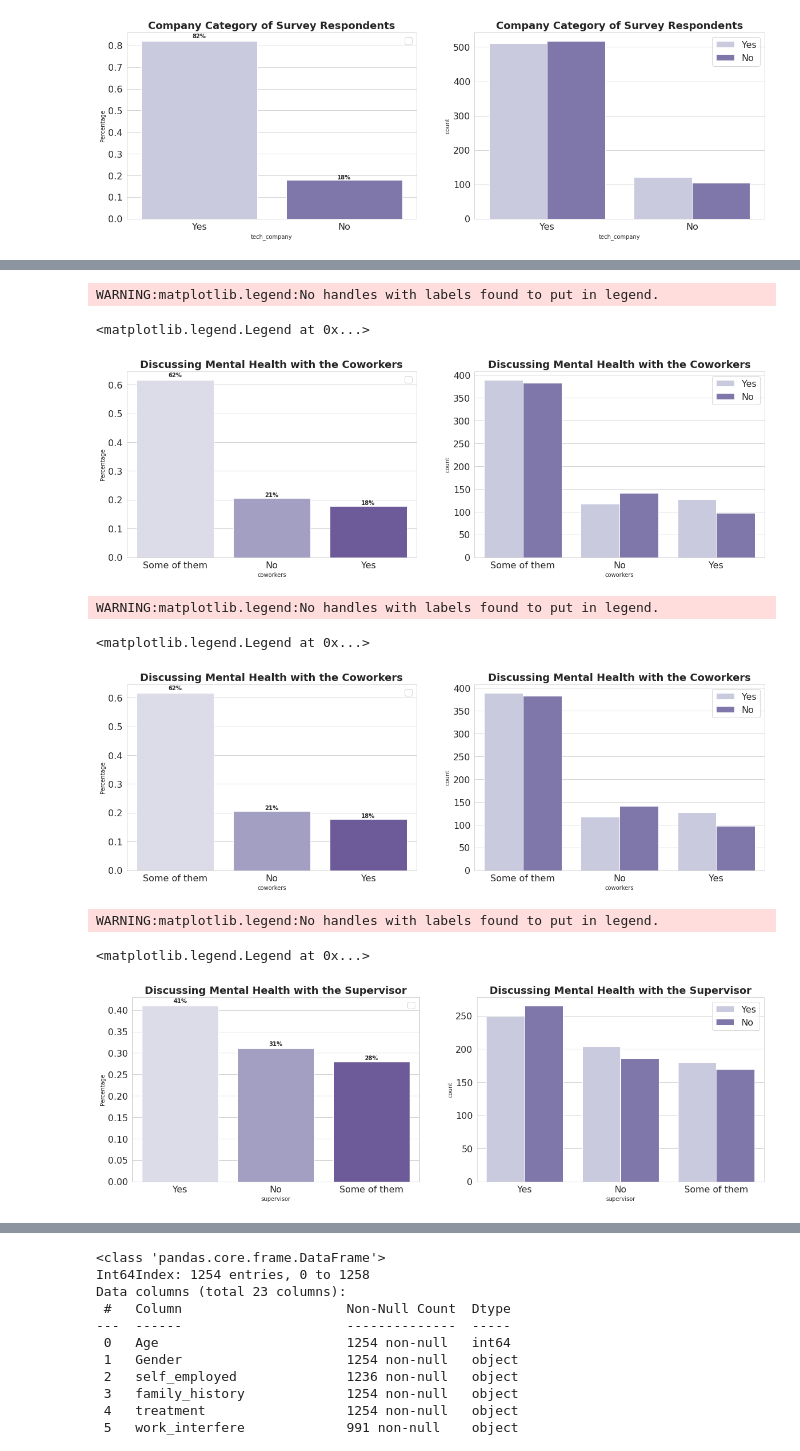
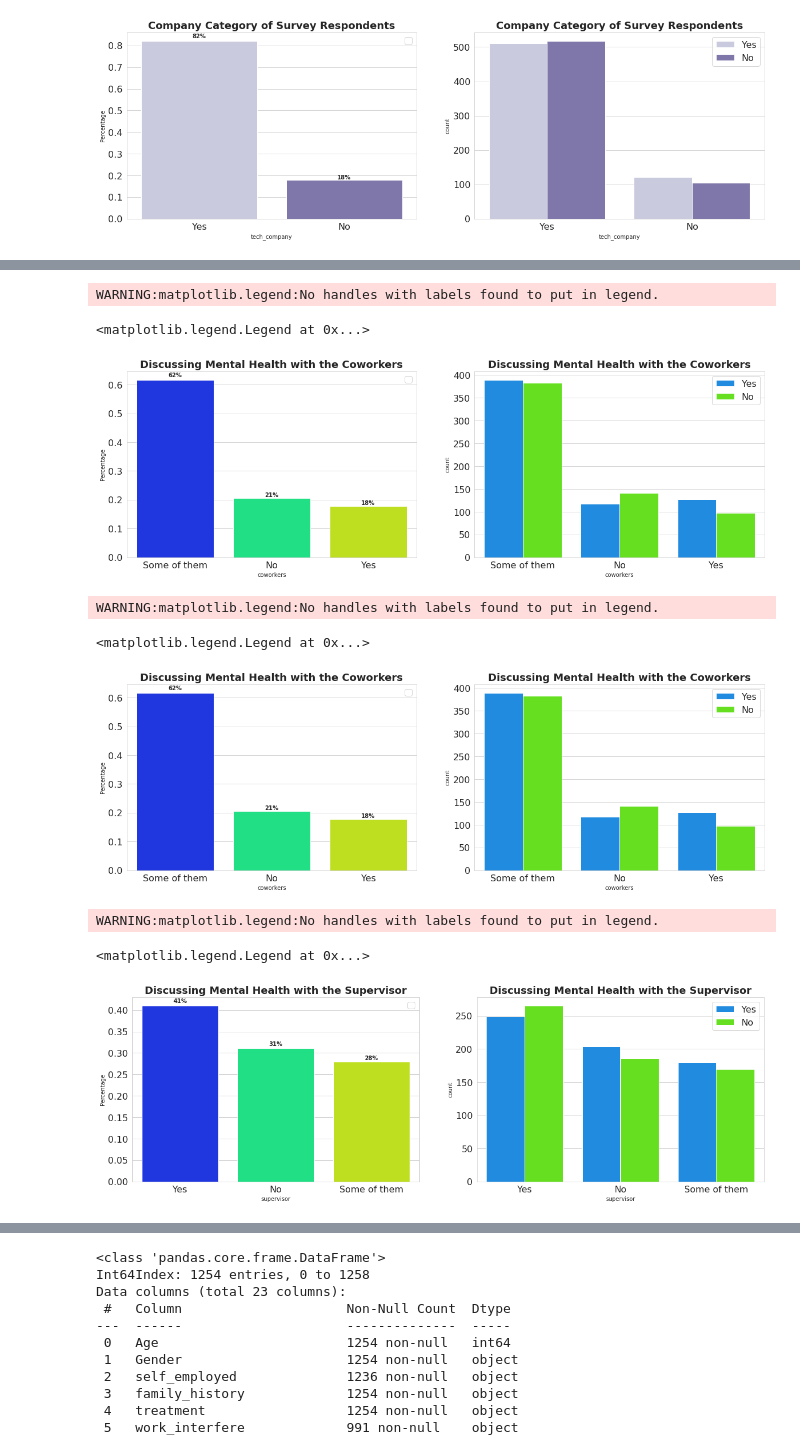
Before and after one commit to pawanshaw66/Mental_Health_pre, a Jupyter notebook: Task1_Curea.ipynb, the cells around one changed output, grey strips where cells are left out. Drawn from its saved outputs; the diff is of its cells as text; code cells hidden in the pictures.

```diff
--- a/Task1_Curea.ipynb
+++ b/Task1_Curea.ipynb
@@ -487,7 +486,7 @@ WARNING:matplotlib.legend:No handles with labels found to put in legend.
 plt.figure(figsize=(20,6))
 plt.subplot(1,2,1)
 eda_percentage = df['mental_health_consequence'].value_counts(normalize = True).rename_axis('mental_health_consequence').reset_index(name = 'Percentage')
-ax = sns.barplot(x = 'mental_health_consequence', y = 'Percentage', data = eda_percentage, palette='Purples')
+ax = sns.barplot(x = 'mental_health_consequence', y = 'Percentage', data = eda_percentage, palette='gist_rainbow_r')
 for p in ax.patches:
     width = p.get_width()
     height = p.get_height()
@@ -500,7 +499,7 @@ plt.yticks(fontsize=16)
 plt.legend(fontsize=16)
 
 plt.subplot(1,2,2)
-sns.countplot(df['mental_health_consequence'], hue = df['treatment'], palette='Purples')
+sns.countplot(df['mental_health_consequence'], hue = df['treatment'], palette='gist_rainbow_r')
 plt.title('Consequence of discussing Mental Health with Employer', fontsize=18, fontweight='bold')
 plt.xticks(fontsize=16)
 plt.yticks(fontsize=16)
@@ -513,7 +512,7 @@ WARNING:matplotlib.legend:No handles with labels found to put in legend.
 plt.figure(figsize=(20,6))
 plt.subplot(1,2,1)
 eda_percentage = df['phys_health_consequence'].value_counts(normalize = True).rename_axis('phys_health_consequence').reset_index(name = 'Percentage')
-ax = sns.barplot(x = 'phys_health_consequence', y = 'Percentage', data = eda_percentage, palette='Purples')
+ax = sns.barplot(x = 'phys_health_consequence', y = 'Percentage', data = eda_percentage, palette='gist_rainbow_r')
 for p in ax.patches:
     width = p.get_width()
     height = p.get_height()
@@ -526,7 +525,7 @@ plt.yticks(fontsize=16)
 plt.legend(fontsize=16)
 
 plt.subplot(1,2,2)
-sns.countplot(df['phys_health_consequence'], hue = df['treatment'], palette='Purples')
+sns.countplot(df['phys_health_consequence'], hue = df['treatment'], palette='gist_rainbow_r')
 plt.title('Consequence of discussing Physical Health with Employer', fontsize=18, fontweight='bold')
 plt.xticks(fontsize=16)
 plt.yticks(fontsize=16)
@@ -539,7 +538,7 @@ WARNING:matplotlib.legend:No handles with labels found to put in legend.
 plt.figure(figsize=(20,6))
 plt.subplot(1,2,1)
 eda_percentage = df['coworkers'].value_counts(normalize = True).rename_axis('coworkers').reset_index(name = 'Percentage')
-ax = sns.barplot(x = 'coworkers', y = 'Percentage', data = eda_percentage, palette='Purples')
+ax = sns.barplot(x = 'coworkers', y = 'Percentage', data = eda_percentage, palette='gist_rainbow_r')
 for p in ax.patches:
     width = p.get_width()
     height = p.get_height()
@@ -552,7 +551,7 @@ plt.yticks(fontsize=16)
 plt.legend(fontsize=16)
 
 plt.subplot(1,2,2)
-sns.countplot(df['coworkers'], hue = df['treatment'], palette='Purples')
+sns.countplot(df['coworkers'], hue = df['treatment'], palette='gist_rainbow_r')
 plt.title('Discussing Mental Health with the Coworkers', fontsize=18, fontweight='bold')
 plt.xticks(fontsize=16)
 plt.yticks(fontsize=16)
@@ -560,12 +559,12 @@ plt.legend(fontsize=16)
 # %% [output]
 WARNING:matplotlib.legend:No handles with labels found to put in legend.
 <matplotlib.legend.Legend at 0x...>
-[figure, old version]
+[figure, new version]
 # %%
 plt.figure(figsize=(20,6))
 plt.subplot(1,2,1)
 eda_percentage = df['coworkers'].value_counts(normalize = True).rename_axis('coworkers').reset_index(name = 'Percentage')
-ax = sns.barplot(x = 'coworkers', y = 'Percentage', data = eda_percentage, palette='Purples')
+ax = sns.barplot(x = 'coworkers', y = 'Percentage', data = eda_percentage, palette='gist_rainbow_r')
 for p in ax.patches:
     width = p.get_width()
     height = p.get_height()
@@ -578,7 +577,7 @@ plt.yticks(fontsize=16)
 plt.legend(fontsize=16)
 
 plt.subplot(1,2,2)
-sns.countplot(df['coworkers'], hue = df['treatment'], palette='Purples')
+sns.countplot(df['coworkers'], hue = df['treatment'], palette='gist_rainbow_r')
 plt.title('Discussing Mental Health with the Coworkers', fontsize=18, fontweight='bold')
 plt.xticks(fontsize=16)
 plt.yticks(fontsize=16)
@@ -586,33 +585,33 @@ plt.legend(fontsize=16)
 # %% [output]
 WARNING:matplotlib.legend:No handles with labels found to put in legend.
 <matplotlib.legend.Legend at 0x...>
-[figure, old version]
+[figure, new version]
 # %%
 plt.figure(figsize=(20,6))
 plt.subplot(1,2,1)
 eda_percentage = df['supervisor'].value_counts(normalize = True).rename_axis('supervisor').reset_index(name = 'Percentage')
-ax = sns.barplot(x = 'supervisor', y = 'Percentage', data = eda_percentage, palette='Purples')
+ax = sns.barplot(x = 'supervisor', y = 'Percentage', data = eda_percentage, palette='gist_rainbow_r')
 for p in ax.patches:
     width = p.get_width()
     height = p.get_height()
     x, y = p.get_xy()
     ax.annotate(f'{height:.0%}', (x + width/2, y + height*1.02), ha='center', fontweight='bold')
 
 plt.title('Discussing Mental Health with the Supervisor', fontsize=18, fontweight='bold')
 plt.xticks(fontsize=16)
 plt.yticks(fontsize=16)
 plt.legend(fontsize=16)
 
 plt.subplot(1,2,2)
-sns.countplot(df['supervisor'], hue = df['treatment'], palette='Purples')
+sns.countplot(df['supervisor'], hue = df['treatment'], palette='gist_rainbow_r')
 plt.title('Discussing Mental Health with the Supervisor', fontsize=18, fontweight='bold')
 plt.xticks(fontsize=16)
 plt.yticks(fontsize=16)
 plt.legend(fontsize=16)
 # %% [output]
 WARNING:matplotlib.legend:No handles with labels found to put in legend.
 <matplotlib.legend.Legend at 0x...>
-[figure, old version]
+[figure, new version]
 # %%
 plt.figure(figsize=(20,6))
 plt.subplot(1,2,1)
```
Also changed, not shown: parts of 20 cells of this notebook.
